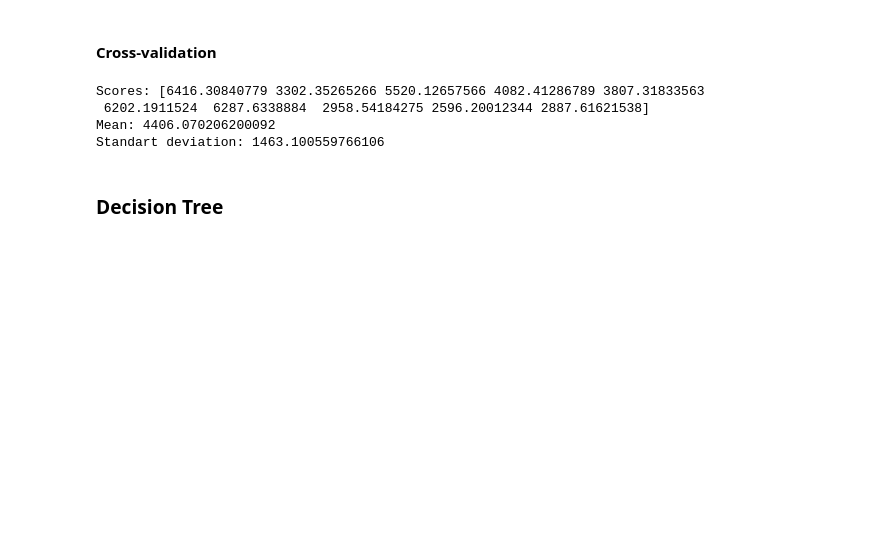
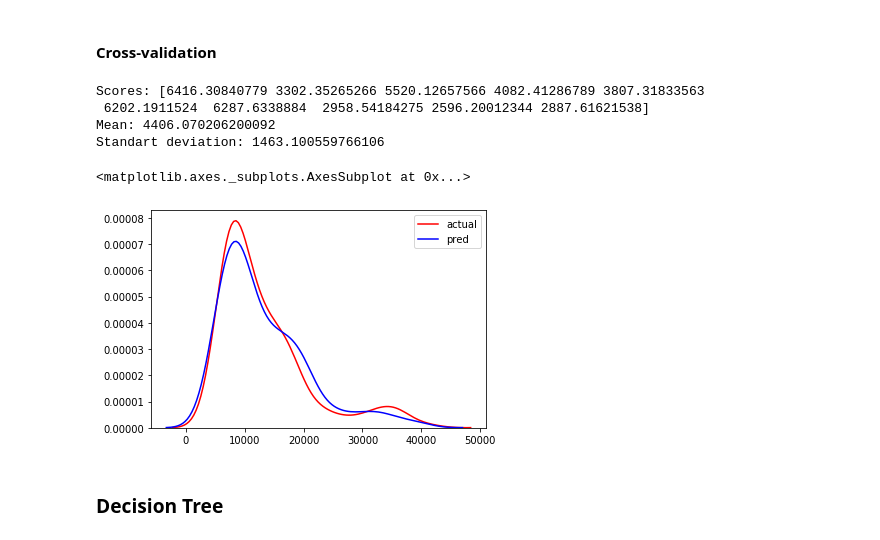
Before and after one commit to guldenturgay/auto-price, a Jupyter notebook: auto-price.ipynb, the cells around one changed output. Saved outputs shown, nothing was run; the diff lists cells and outputs as text; code cells hidden in the pictures; blank space fills up the shorter version.

Commit message:
added bias/varience graph

```diff
--- a/auto-price.ipynb
+++ b/auto-price.ipynb
@@ -291,6 +291,13 @@ Scores: [6416.30840779 3302.35265266 5520.12657566 4082.41286789 3807.31833563
  6202.1911524  6287.6338884  2958.54184275 2596.20012344 2887.61621538]
 Mean: 4406.070206200092
 Standart deviation: 1463.100559766106
+# %%
+import seaborn as sns
+ax1=sns.distplot(y_train, hist=False, color='r',label='actual')
+sns.distplot(y_pred, hist=False,color='b',label='pred',ax=ax1)
+# %% [output]
+<matplotlib.axes._subplots.AxesSubplot at 0x...>
+[figure, added]
 # %% [markdown]
 ### Decision Tree
 # %%
```
Also changed, not shown: parts of 18 cells of this notebook, 3 other files.
